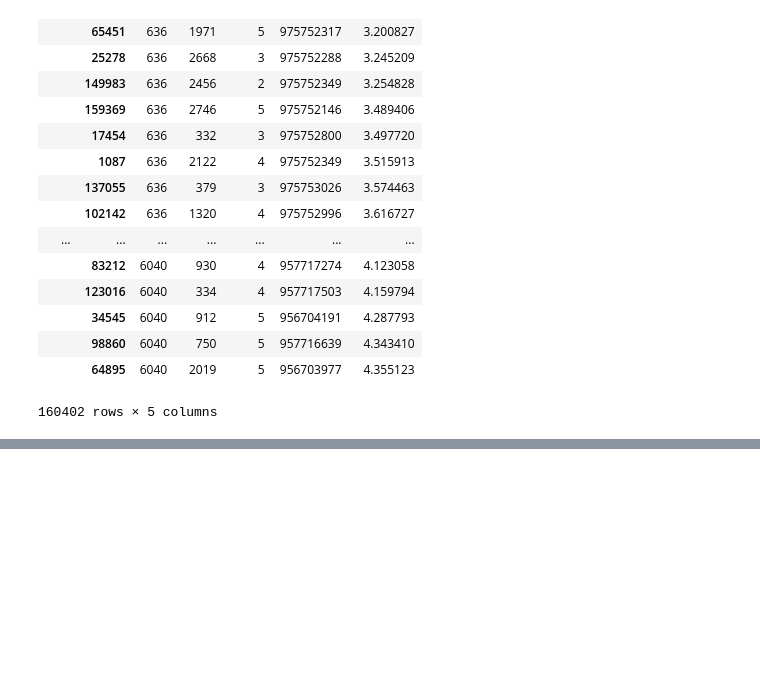
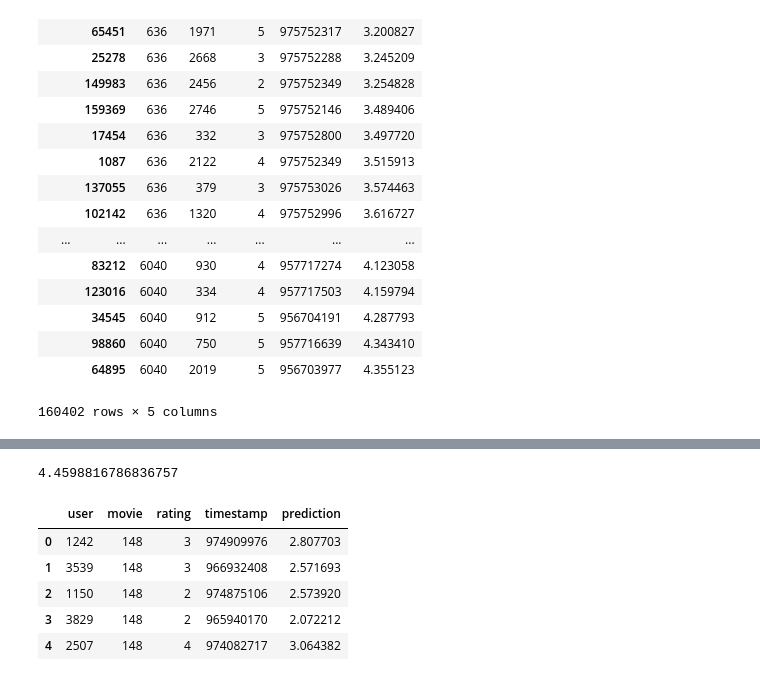
Before and after one commit to asml09/recommenders-, a Jupyter notebook: andrea.ipynb, the cells around one changed output, grey strips where cells are left out. Saved outputs shown, nothing was run; the diff lists cells and outputs as text; code cells hidden in the pictures; blank space fills up the shorter version.

```diff
--- a/andrea.ipynb
+++ b/andrea.ipynb
@@ -238,0 +255,23 @@ grouped2
+# %%
+# model = ALS(
+#             itemCol='movie',
+#             userCol='user',
+#             ratingCol='rating',
+#             nonnegative=False,
+#             regParam=0.5,
+#             rank=15,
+#             alpha = 0.8,
+#             numUserBlocks = 20,
+#             maxIter = 20)
+als_model = ALS(
+    itemCol='movie',
+    userCol='user',
+    ratingCol='rating',
+    nonnegative=True,
+    regParam=0.1,
+    rank=12)
+# %%
+recommender = als_model.fit(train)
+predictions = recommender.transform(test)
+predictions_df = predictions.toPandas()
+test_df = test.toPandas()
@@ -238,0 +289,16 @@ grouped2
+# %%
+compute_score(predictions_df, test_df)
+
+#3.59614
+# 4.90706011
+# %% [output]
+4.4598816786836757
+# %%
+predictions_df.head()
+# %% [output]
+|  | user | movie | rating | timestamp | prediction |
+| 0 | 1242 | 148 | 3 | 974909976 | 2.807703 |
+| 1 | 3539 | 148 | 3 | 966932408 | 2.571693 |
+| 2 | 1150 | 148 | 2 | 974875106 | 2.573920 |
+| 3 | 3829 | 148 | 2 | 965940170 | 2.072212 |
+| 4 | 2507 | 148 | 4 | 974082717 | 3.064382 |
```
Also changed, not shown: parts of 8 cells of this notebook.
